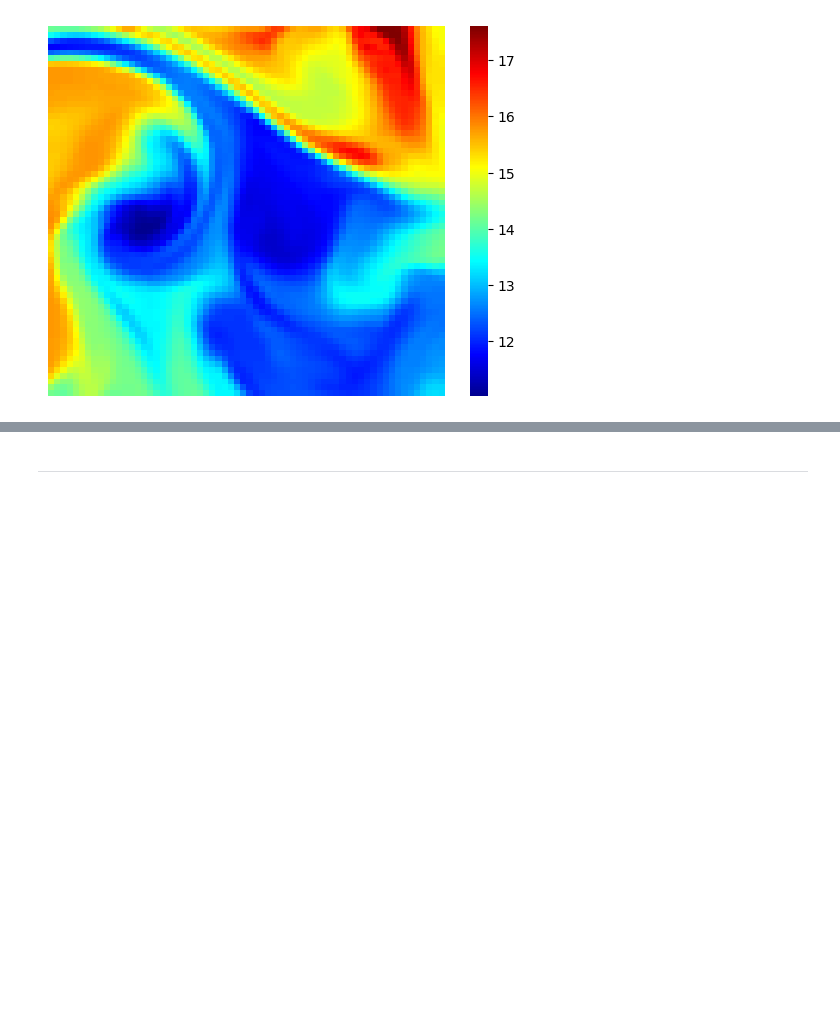
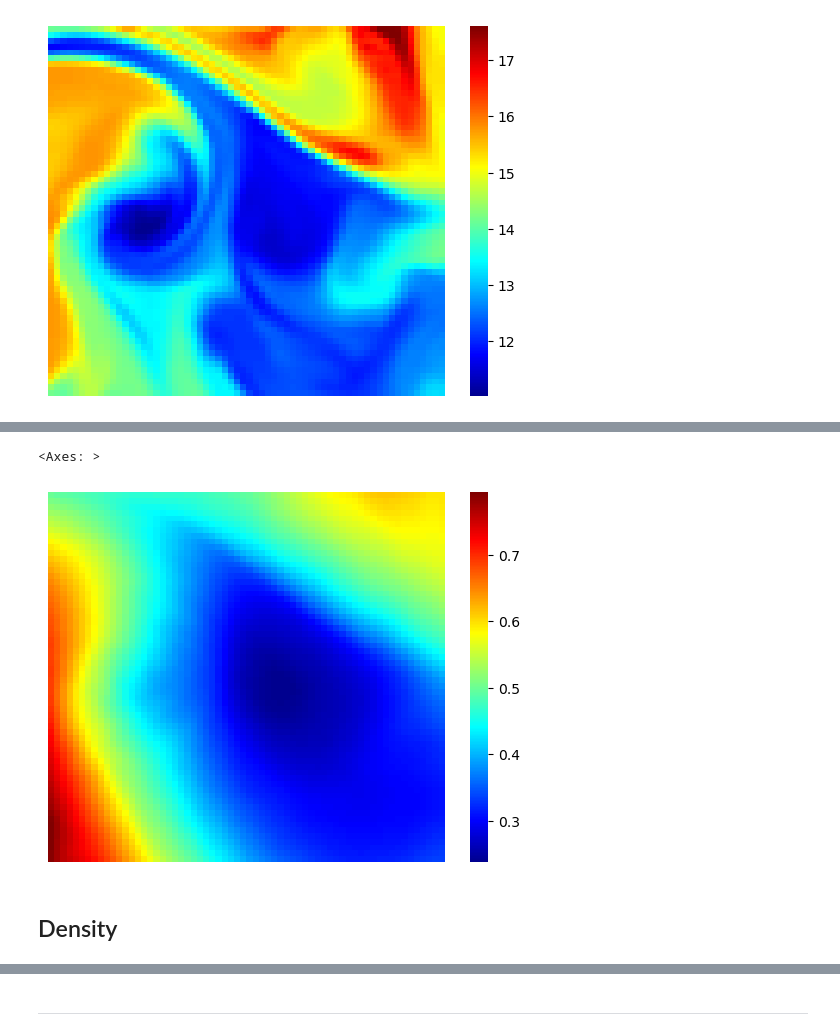
Before and after one commit to AI-for-Ocean-Science/fronts, a Jupyter notebook: proposals/caig/Figures/MNIST_fig.ipynb, the cells around one changed output, grey strips where cells are left out. Drawn from its saved outputs; the diff is of its cells as text; code cells hidden in the pictures; blank space fills up the shorter version.

```diff
--- a/proposals/caig/Figures/MNIST_fig.ipynb
+++ b/proposals/caig/Figures/MNIST_fig.ipynb
@@ -129,0 +162,10 @@ plotting.show_image(Salt)
+# %%
+eta = ds.Eta[row:row+cutout.field_size,
+                col:col+cutout.field_size].values
+# %%
+plotting.show_image(eta)
+# %% [output]
+<Axes: >
+[figure, added]
+# %% [markdown]
+## Density
```
Also changed, not shown: parts of 18 cells of this notebook, 1 other file.
